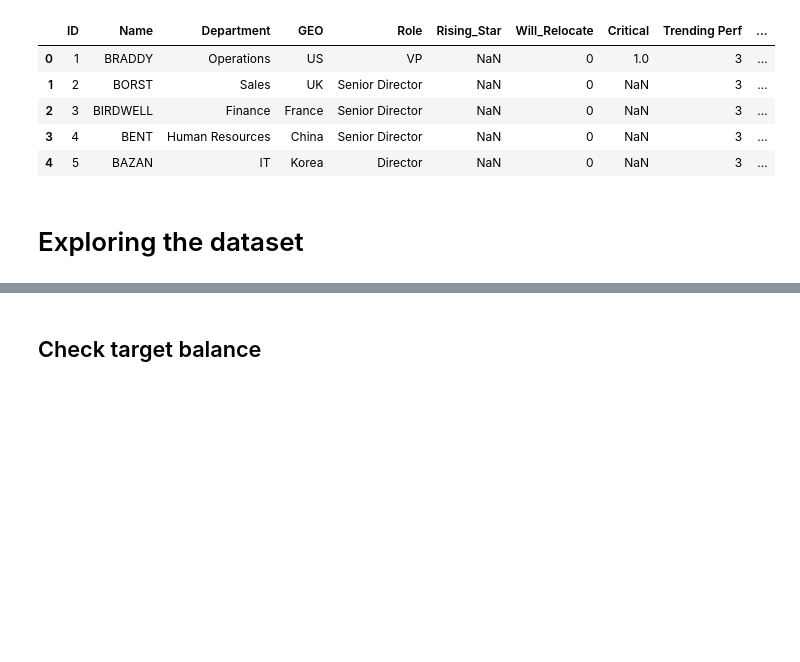
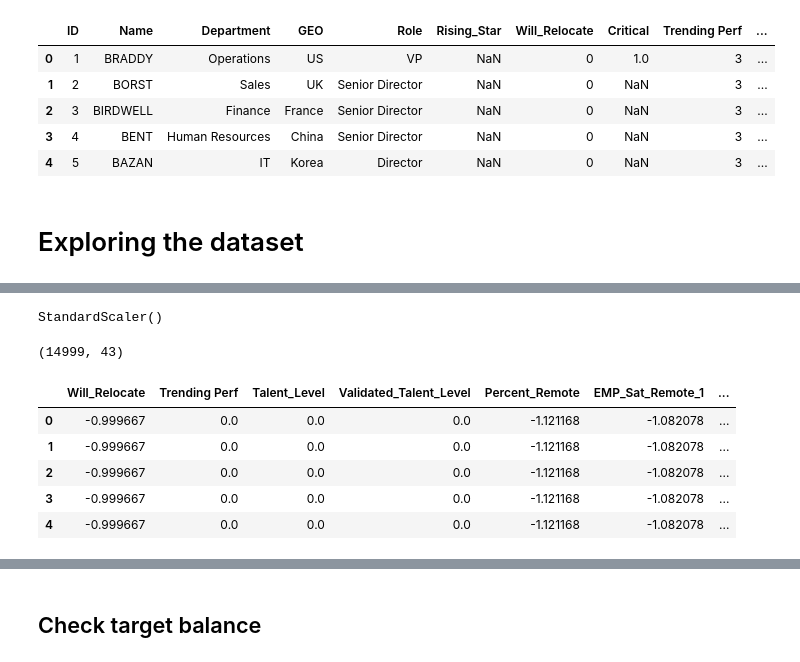
Before and after one commit to Emroullier/hr-data-analytics, a Jupyter notebook: notebooks/simple_log_regression.ipynb, the cells around one changed output, grey strips where cells are left out. Saved outputs shown, nothing was run; the diff lists cells and outputs as text; code cells hidden in the pictures; blank space fills up the shorter version.

```diff
--- a/notebooks/simple_log_regression.ipynb
+++ b/notebooks/simple_log_regression.ipynb
@@ -93 +211,18 @@ dataset.head()
+# %%
+#Fitting scaler to features
+std_scaler.fit(X)
+# %% [output]
+StandardScaler()
+# %%
+X_std = std_scaler.transform(X)
+print(X_std.shape)
+X_std.head()
+# %% [output]
+(14999, 43)
+|  | Will_Relocate | Trending Perf | Talent_Level | Validated_Talent_Level | Percent_Remote | EMP_Sat_Remote_1 | ... |
+| 0 | -0.999667 | 0.0 | 0.0 | 0.0 | -1.121168 | -1.082078 | ... |
+| 1 | -0.999667 | 0.0 | 0.0 | 0.0 | -1.121168 | -1.082078 | ... |
+| 2 | -0.999667 | 0.0 | 0.0 | 0.0 | -1.121168 | -1.082078 | ... |
+| 3 | -0.999667 | 0.0 | 0.0 | 0.0 | -1.121168 | -1.082078 | ... |
+| 4 | -0.999667 | 0.0 | 0.0 | 0.0 | -1.121168 | -1.082078 | ... |
 # %% [markdown]
```
Also changed, not shown: parts of 65 cells of this notebook.
